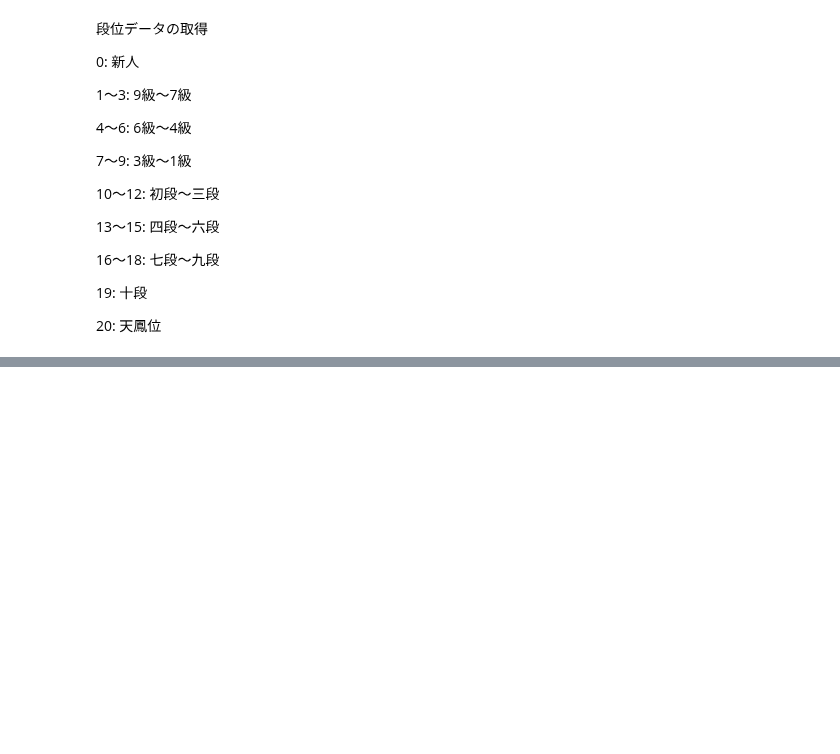
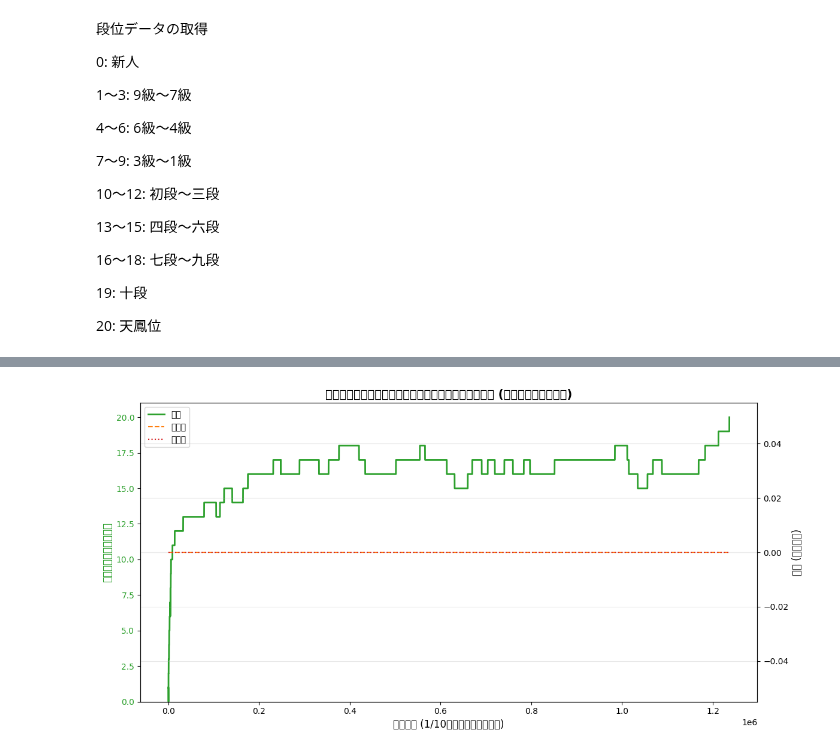
Before and after one commit to yuukienomoto/report_-syobon_n, a Jupyter notebook: しょぼんn_特定_ipynb_のコピー.ipynb, the cells around one changed output, grey strips where cells are left out. Cells and saved outputs as stored; diff of their text form; code cells hidden in the pictures; blank space fills up the shorter version.

Commit message:
スタッツ（段位、放銃率、和了率）の時系列での変化をプロットするコードを追加

```diff
--- a/しょぼんn_特定_ipynb_のコピー.ipynb
+++ b/しょぼんn_特定_ipynb_のコピー.ipynb
@@ -287,0 +250,87 @@ print(f"段位データが存在する対局数: {df['shobon_dan'].nunique()}
+# %%
+import matplotlib.pyplot as plt
+import pandas as pd
+import numpy as np
+import gc
+
+print("1/10のデータ量に間引き（サンプリング）中...")
+
+# 1. 元の df をコピーせず、10行に1行のインデックスだけを指定して、必要最小限の列だけを抽出
+# これにより、この時点でメモリ消費量が 1/10 以下になります
+sample_indices = df.index[::10]
+
+needed_cols = ['file_id', 'shobon_dan']
+if 'is_agari' in df.columns: needed_cols.append('is_agari')
+if 'is_hoju' in df.columns: needed_cols.append('is_hoju')
+
+# 必要な行・列だけをピンポイントで取得
+plot_df = df.loc[sample_indices, needed_cols].copy()
+
+# データ型を最小サイズに変換してさらにメモリを4分の1に削減
+plot_df['shobon_dan'] = plot_df['shobon_dan'].astype(np.int8)
+if 'is_agari' in plot_df.columns: plot_df['is_agari'] = plot_df['is_agari'].astype(np.int8)
+if 'is_hoju' in plot_df.columns: plot_df['is_hoju'] = plot_df['is_hoju'].astype(np.int8)
+
+# 2. 時系列ソート
+print("時系列にソート中...")
+plot_df = plot_df.sort_values('file_id').reset_index(drop=True)
+
+# メモリを一度強制解放
+gc.collect()
+
+# 3. 移動平均の計算（データ量が1/10になっているので、窓の大きさも 1000→100, 100→10 に調整）
+window_size = 100
+dan_window = 10
+
+print("移動平均を計算中...")
+rolling_dan = plot_df['shobon_dan'].rolling(window=dan_window, min_periods=1).mean().astype(np.float32)
+
+if 'is_agari' in plot_df.columns:
+    rolling_agari = plot_df['is_agari'].rolling(window=window_size, min_periods=1).mean().astype(np.float32)
+else:
+    rolling_agari = pd.Series(np.zeros(len(plot_df)), dtype=np.float32)
+
+if 'is_hoju' in plot_df.columns:
+    rolling_hoju = plot_df['is_hoju'].rolling(window=window_size, min_periods=1).mean().astype(np.float32)
+else:
+    rolling_hoju = pd.Series(np.zeros(len(plot_df)), dtype=np.float32)
+
+# 4. グラフの描画
+print("グラフを描画中...")
+fig, ax1 = plt.subplots(figsize=(12, 6))
+x_axis = plot_df.index
+
+# 左軸：段位（緑）
+color_dan = '#2ca02c'
+ax1.set_xlabel('累積局数 (1/10サンプリング時系列)', fontsize=12)
+ax1.set_ylabel('しょぼんｎさんの段位', color=color_dan, fontsize=12)
+ax1.plot(x_axis, rolling_dan, color=color_dan, linewidth=2, label='段位')
+ax1.tick_params(axis='y', labelcolor=color_dan)
+ax1.set_ylim(0, 21)
+
+# 右軸：スタッツ（和了・放銃）
+ax2 = ax1.twinx()
+color_agari = '#ff7f0e'
+color_hoju = '#d62728'
+ax2.set_ylabel('確率 (移動平均)', color='black', fontsize=12)
+ax2.plot(x_axis, rolling_agari, color=color_agari, linestyle='--', linewidth=1.5, label='和了率')
+ax2.plot(x_axis, rolling_hoju, color=color_hoju, linestyle=':', linewidth=1.5, label='放銃率')
+ax2.tick_params(axis='y', labelcolor='black')
+
+plt.title('しょぼんｎ氏の段位上昇に伴うスタッツの時系列変化 (軽量サンプリング版)', fontsize=14, fontweight='bold')
+fig.tight_layout()
+
+# 凡例をまとめる
+lines1, labels1 = ax1.get_legend_handles_labels()
+lines2, labels2 = ax2.get_legend_handles_labels()
+ax1.legend(lines1 + lines2, labels1 + labels2, loc='upper left')
+
+plt.grid(True, alpha=0.3)
+plt.show()
+
+# 後片付け
+plt.close(fig)
+del plot_df, rolling_dan, rolling_agari, rolling_hoju
+gc.collect()
+print("すべての処理が安全に完了しました。")
+# %% [output]
@@ -287,0 +341 @@ print(f"段位データが存在する対局数: {df['shobon_dan'].nunique()}
+[figure, added]
```
Also changed, not shown: parts of 5 cells of this notebook.
